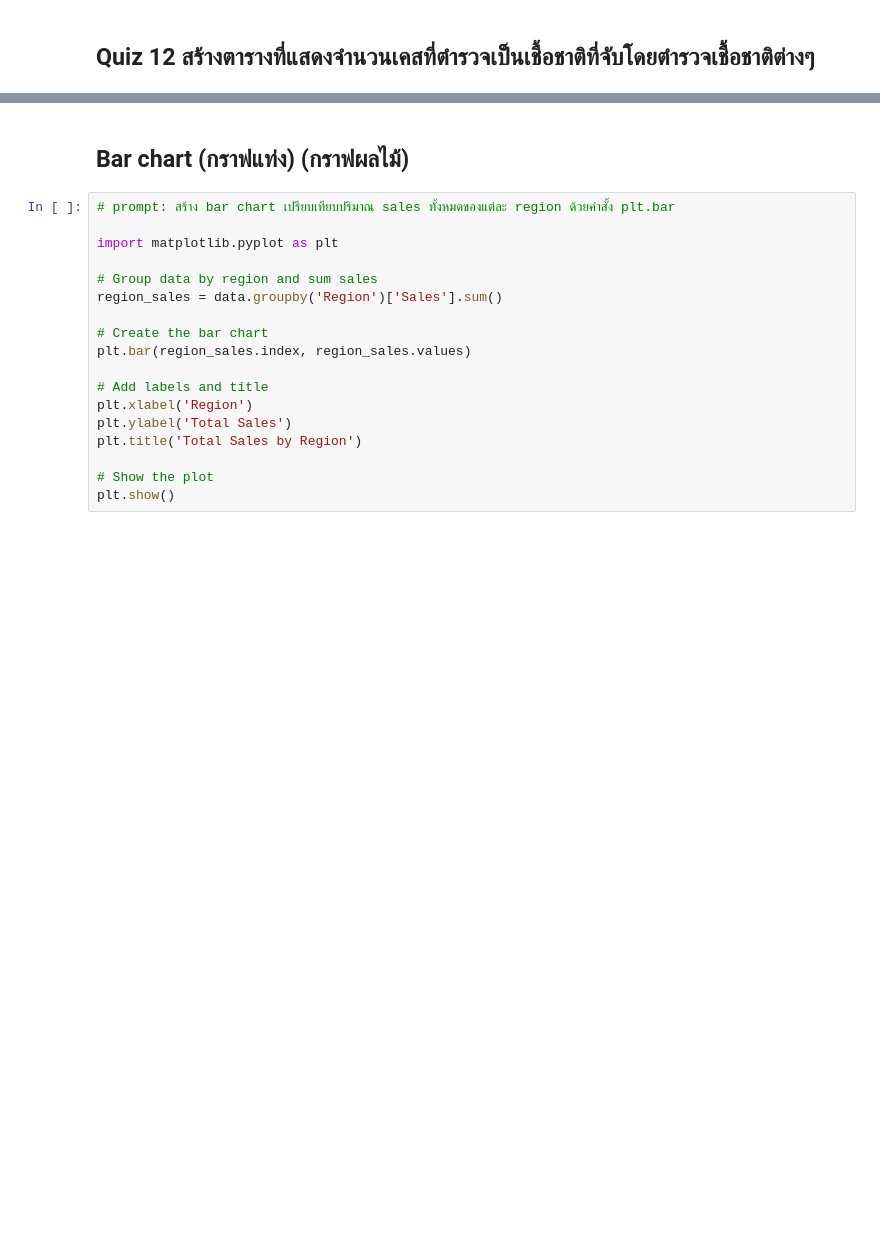
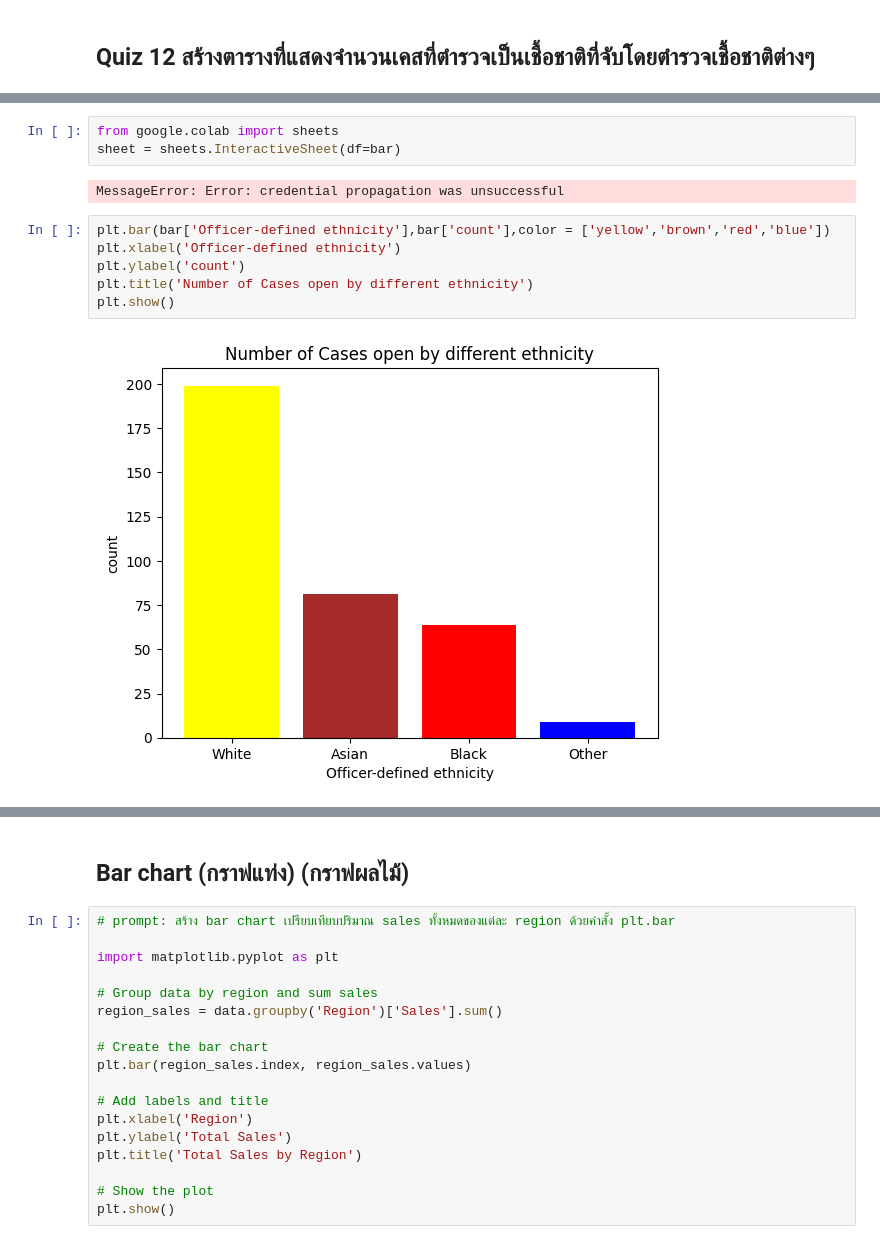
Before and after one commit to znumunz/dataviz2025, a Jupyter notebook: Copy_of_Visualize_Data_Comparison_2025.ipynb, the cells around one changed output, grey strips where cells are left out. Drawn from its saved outputs; the diff is of its cells as text; blank space fills up the shorter version.

```diff
--- a/Copy_of_Visualize_Data_Comparison_2025.ipynb
+++ b/Copy_of_Visualize_Data_Comparison_2025.ipynb
@@ -58,0 +48,13 @@ data
+# %%
+from google.colab import sheets
+sheet = sheets.InteractiveSheet(df=bar)
+# %% [output]
+MessageError: Error: credential propagation was unsuccessful
+# %%
+plt.bar(bar['Officer-defined ethnicity'],bar['count'],color = ['yellow','brown','red','blue'])
+plt.xlabel('Officer-defined ethnicity')
+plt.ylabel('count')
+plt.title('Number of Cases open by different ethnicity')
+plt.show()
+# %% [output]
+[figure, added]
```
Also changed, not shown: parts of 16 cells of this notebook.
